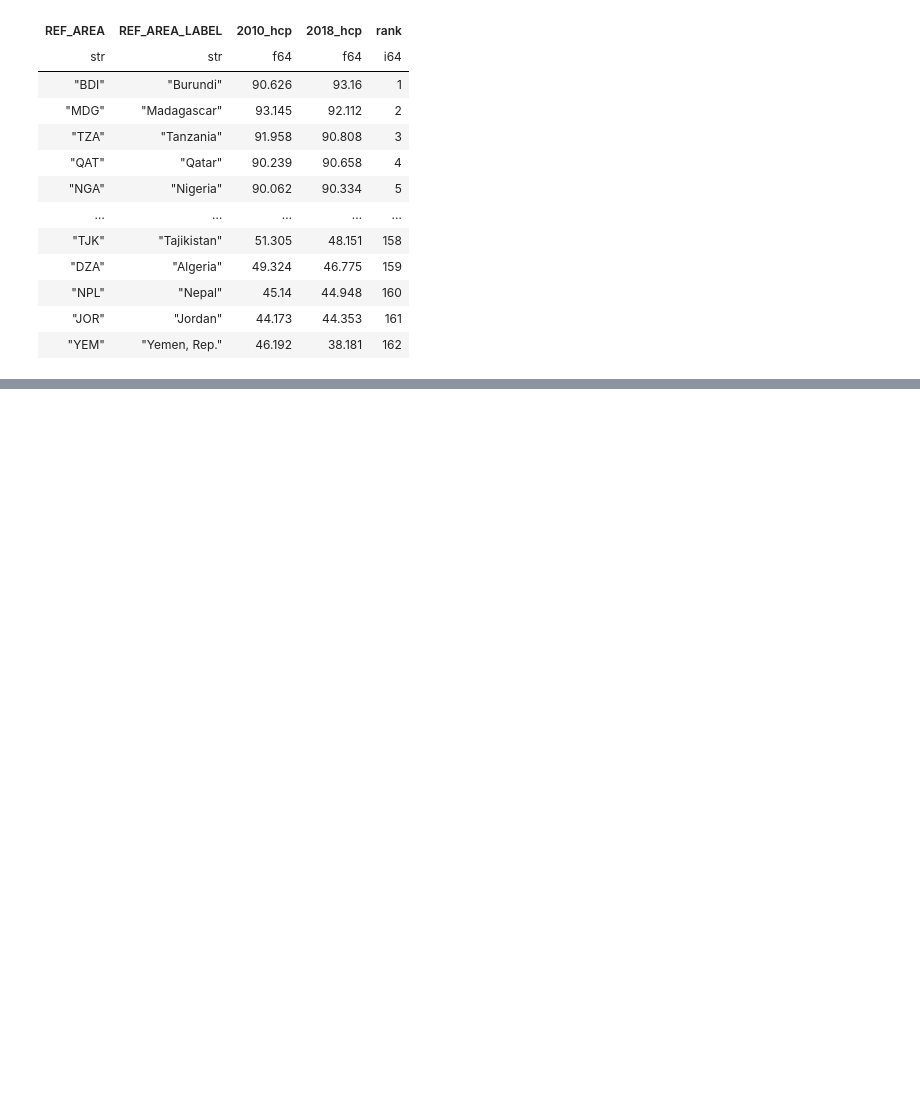
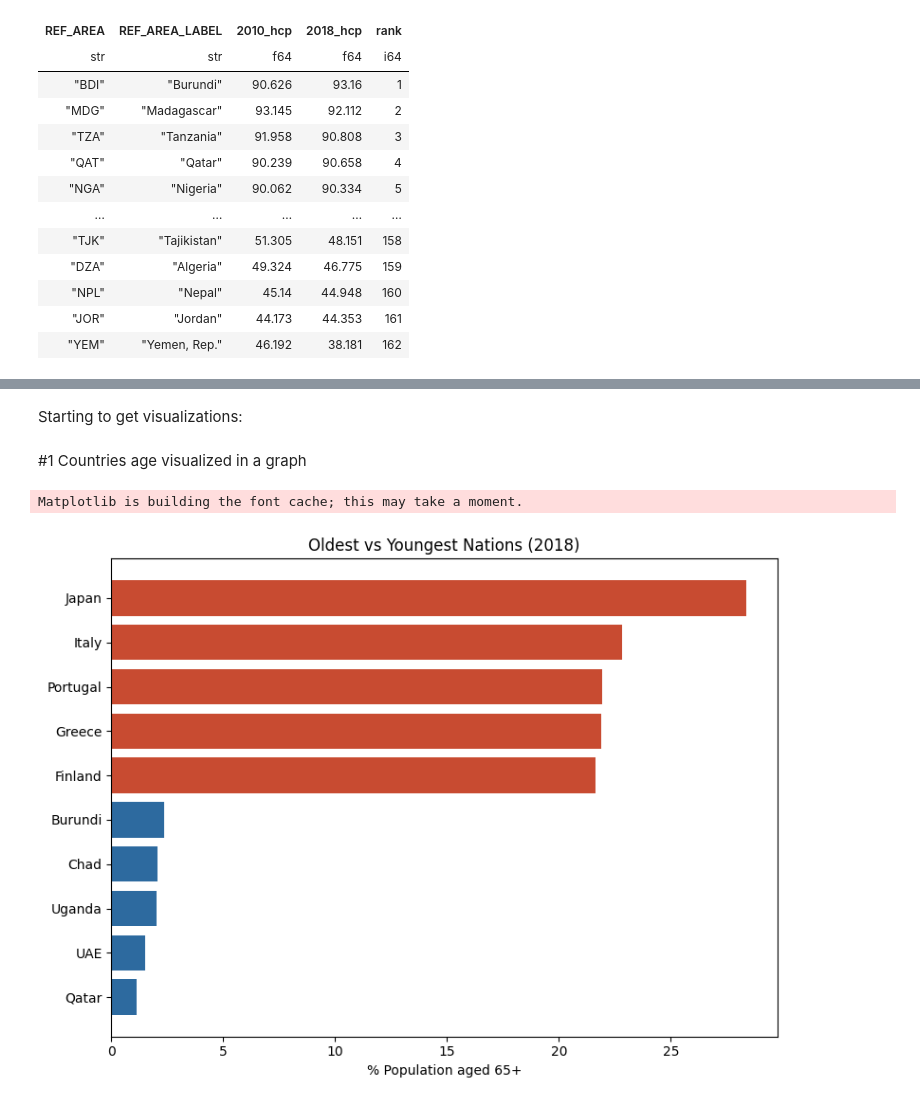
Before and after one commit to rachelv2/first_project, a Jupyter notebook: notebooks/data_cleaning_beatriz.ipynb, the cells around one changed output, grey strips where cells are left out. Saved outputs shown, nothing was run; the diff lists cells and outputs as text; code cells hidden in the pictures; blank space fills up the shorter version.

Commit message:
Created vizualizations matched with other graphs and saved them in figures as well.

```diff
--- a/notebooks/data_cleaning_beatriz.ipynb
+++ b/notebooks/data_cleaning_beatriz.ipynb
@@ -1041,0 +1109,36 @@ shape: (5, 11)
+# %% [markdown]
+Starting to get visualizations:
+# %% [markdown]
+#1 Countries age visualized in a graph
+# %%
+import matplotlib.pyplot as plt
+
+data = [
+    {"country": "Japan",   "pct_65": 28.35, "rank": 1},
+    {"country": "Italy",   "pct_65": 22.81, "rank": 2},
+    {"country": "Portugal","pct_65": 21.93, "rank": 3},
+    {"country": "Greece",  "pct_65": 21.90, "rank": 4},
+    {"country": "Finland", "pct_65": 21.62, "rank": 5},
+    {"country": "Burundi", "pct_65": 2.36,  "rank": 156},
+    {"country": "Chad",    "pct_65": 2.05,  "rank": 158},
+    {"country": "Uganda",  "pct_65": 2.01,  "rank": 159},
+    {"country": "UAE",     "pct_65": 1.50,  "rank": 161},
+    {"country": "Qatar",   "pct_65": 1.14,  "rank": 162},
+]
+
+df = pl.DataFrame(data).sort("pct_65", descending=True)
+
+# Plot
+fig, ax = plt.subplots(figsize=(8, 6))
+
+ax.barh(df["country"], df["pct_65"], color=["#C84B31"]*5 + ["#2D6A9F"]*5)
+
+ax.set_xlabel("% Population aged 65+")
+ax.set_title("Oldest vs Youngest Nations (2018)")
+ax.invert_yaxis()
+
+plt.tight_layout()
+plt.show()
+# %% [output]
+Matplotlib is building the font cache; this may take a moment.
+[figure, added]
```
Also changed, not shown: parts of 42 cells of this notebook, 5 other files.
